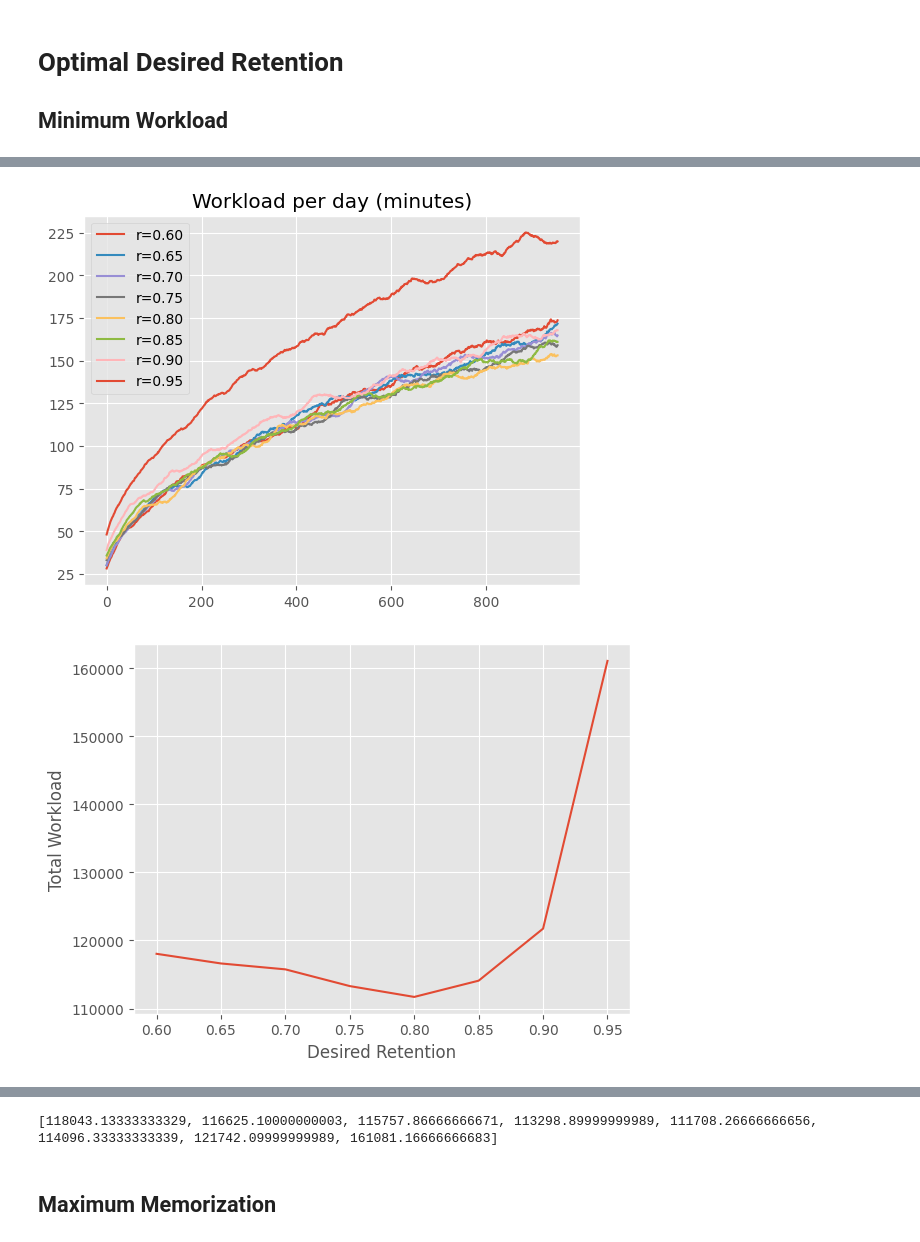
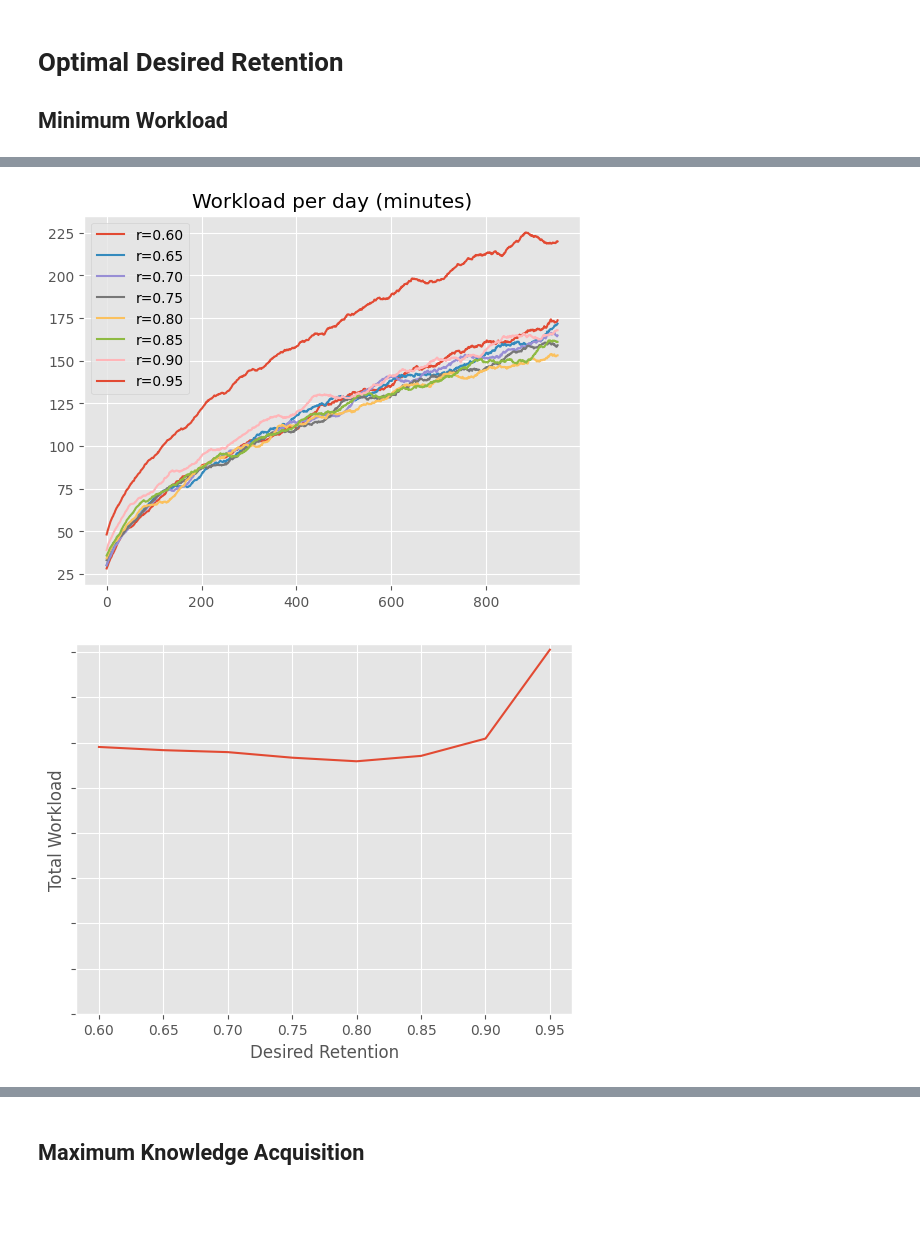
Before and after one commit to open-spaced-repetition/optimal-desired-retention, a Jupyter notebook: notebook.ipynb, the cells around one changed output, grey strips where cells are left out. Cells and saved outputs as stored; diff of their text form; code cells hidden in the pictures; blank space fills up the shorter version.

Commit message:
rename some labels

```diff
--- a/notebook.ipynb
+++ b/notebook.ipynb
@@ -48,10 +48,10 @@ for r in tqdm(np.linspace(0.6, 0.95, 8)):
 
 plt.figure(1)
 plt.legend()
-plt.title('Review count per day')
+plt.title('Review cards per day')
 plt.figure(2)
 plt.legend()
-plt.title('Memorization per day')
+plt.title('Accumulated knowledge acquisition per day')
 plt.figure(3)
 plt.legend()
 plt.title('Workload per day (minutes)')
@@ -59,11 +59,14 @@ plt.figure(4)
 plt.plot(np.linspace(0.6, 0.95, 8), total_cost)
 plt.xlabel('Desired Retention')
 plt.ylabel('Total Workload')
+plt.ylim(bottom=0)
+plt.tick_params(labelleft=False)
 plt.figure(5)
 plt.plot(np.linspace(0.6, 0.95, 8), cost_per_memorized)
 plt.xlabel('Desired Retention')
-plt.ylabel('Workload per memorization')
+plt.ylabel('Workload/knowledge')
+plt.ylim(bottom=0)
+plt.tick_params(labelleft=False)
 plt.show()
-print(total_cost)
 # %% [output]
 [figure]
@@ -71,2 +74,2 @@ print(total_cost)
 [figure]
-[figure, old version]
+[figure, new version]
@@ -74,6 +77,5 @@ print(total_cost)
-[118043.13333333329, 116625.10000000003, 115757.86666666671, 113298.89999999989, 111708.26666666656, 114096.33333333339, 121742.09999999989, 161081.16666666683]
 # %% [markdown]
-## Maximum Memorization
+## Maximum Knowledge Acquisition
 # %%
 max_cost_perday = 1000
 
```
Also changed, not shown: parts of 2 cells of this notebook.
